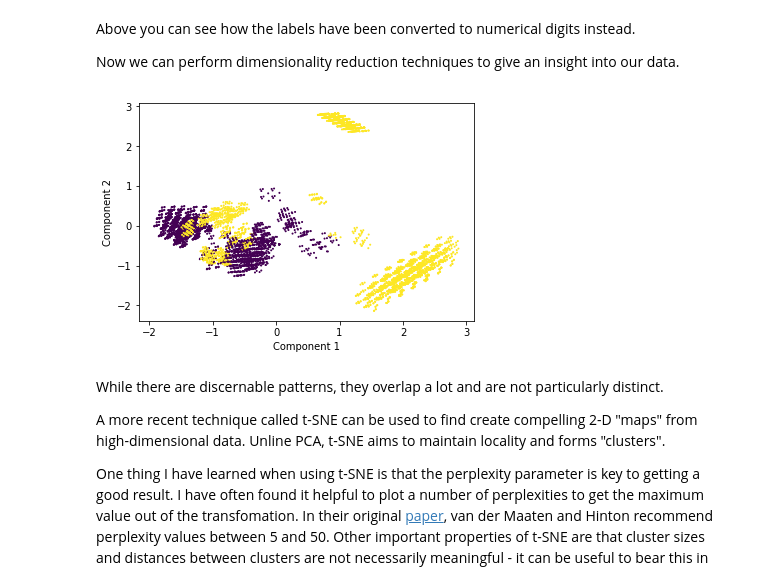
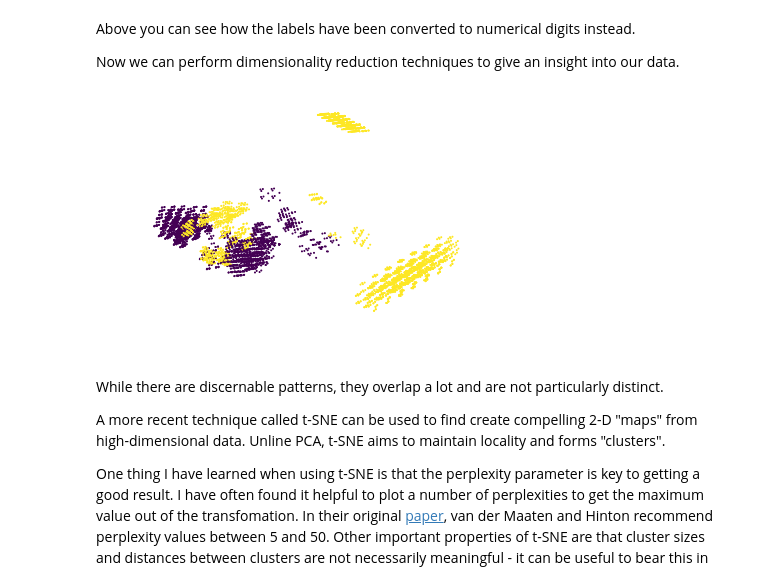
Before and after one commit to sonjoonho/poisonous-mushroom-classification, a Jupyter notebook: poisonous_mushroom_classification.ipynb, the cells around one changed output. Drawn from its saved outputs; the diff is of its cells as text; code cells hidden in the pictures.

```diff
--- a/poisonous_mushroom_classification.ipynb
+++ b/poisonous_mushroom_classification.ipynb
@@ -466,15 +487,17 @@ Now we can perform dimensionality reduction techniques to give an insight into o
 # %%
 pca = PCA(n_components=2)
 
 # Perform PCA on the one-hot encoded labels
 projected = pca.fit_transform(onehotlabels)
 
 plt.scatter(projected[:, 0], projected[:, 1], c=y_2.ravel(), s=1)
 plt.xlabel("Component 1")
 plt.ylabel("Component 2")
+plt.axis("off")
+plt.savefig("pca.eps", bbox_inches="tight", pad_inches=0, format="eps", dpi=600)
 plt.show()
 # %% [output]
-[figure, old version]
+[figure, new version]
 # %% [markdown]
 While there are discernable patterns, they overlap a lot and are not particularly distinct.
 
```
Also changed, not shown: parts of 14 cells of this notebook.
